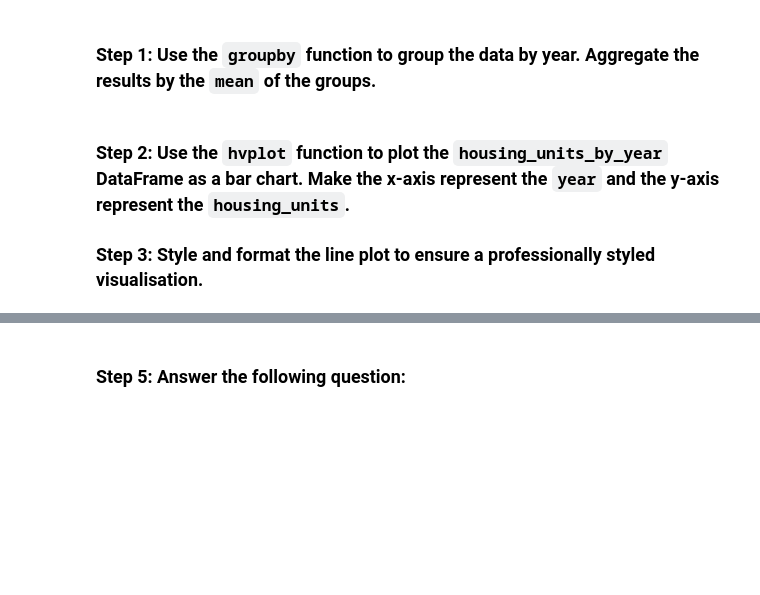
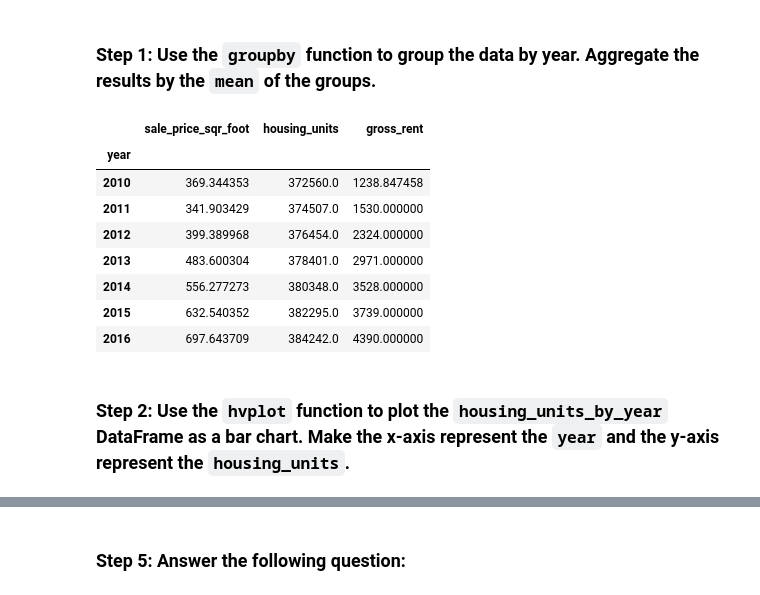
Before and after one commit to nagpalmanpreet/Proptech, a Jupyter notebook: san_francisco_housing.ipynb, the cells around one changed output, grey strips where cells are left out. Cells and saved outputs as stored; diff of their text form; code cells hidden in the pictures; blank space fills up the shorter version.

```diff
--- a/san_francisco_housing.ipynb
+++ b/san_francisco_housing.ipynb
@@ -37,11 +55,19 @@ For this part of the assignment, use numerical and visual aggregation to calcula
 ### Step 1: Use the `groupby` function to group the data by year. Aggregate the results by the `mean` of the groups.
 # %%
 # Create a numerical aggregation that groups the data by the year and then averages the results.
-housing_units_by_year = # YOUR CODE HERE
-
+#housing_units_by_year = sfo_data_df.groupby('year')['housing_units'].mean()
+housing_units_by_year = sfo_data_df.groupby('year').mean()
 # Review the DataFrame
-# YOUR CODE HERE
+housing_units_by_year
+# %% [output]
+|  | sale_price_sqr_foot | housing_units | gross_rent |
+| year |  |  |  |
+| 2010 | 369.344353 | 372560.0 | 1238.847458 |
+| 2011 | 341.903429 | 374507.0 | 1530.000000 |
+| 2012 | 399.389968 | 376454.0 | 2324.000000 |
+| 2013 | 483.600304 | 378401.0 | 2971.000000 |
+| 2014 | 556.277273 | 380348.0 | 3528.000000 |
+| 2015 | 632.540352 | 382295.0 | 3739.000000 |
+| 2016 | 697.643709 | 384242.0 | 4390.000000 |
 # %% [markdown]
 ### Step 2: Use the `hvplot` function to plot the `housing_units_by_year` DataFrame as a bar chart. Make the x-axis represent the `year` and the y-axis represent the `housing_units`.
-
-### Step 3: Style and format the line plot to ensure a professionally styled visualisation.
```
Also changed, not shown: parts of 14 cells of this notebook, 1 other file.
